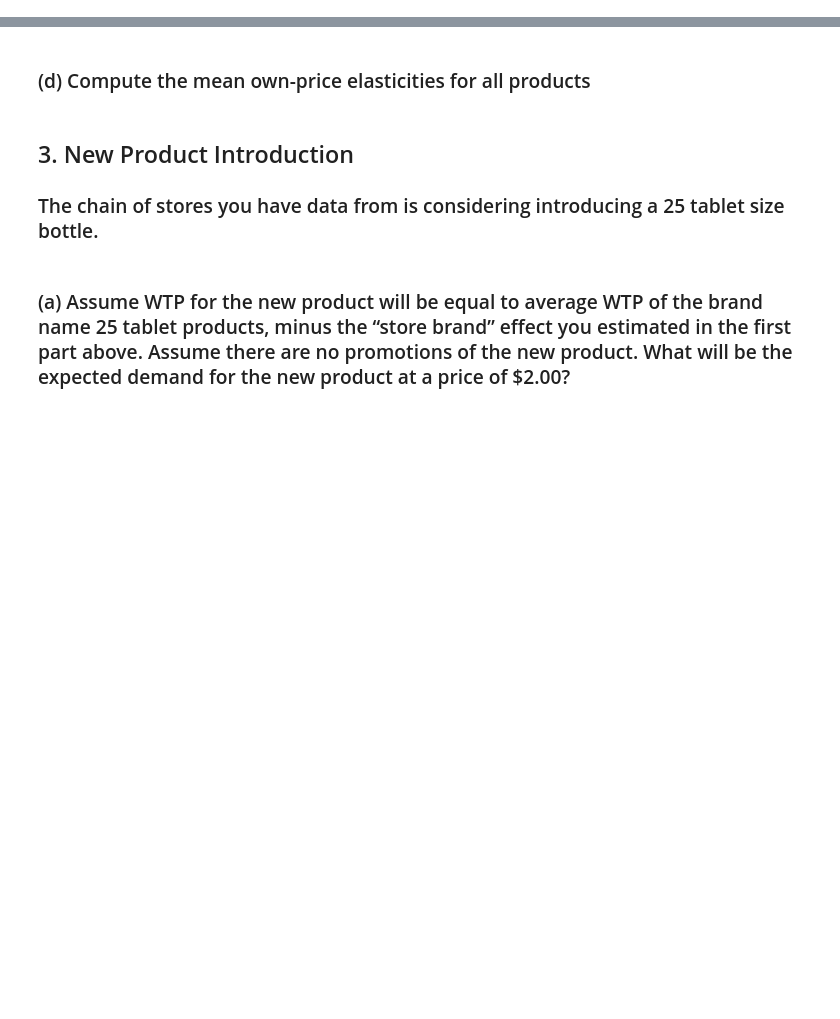
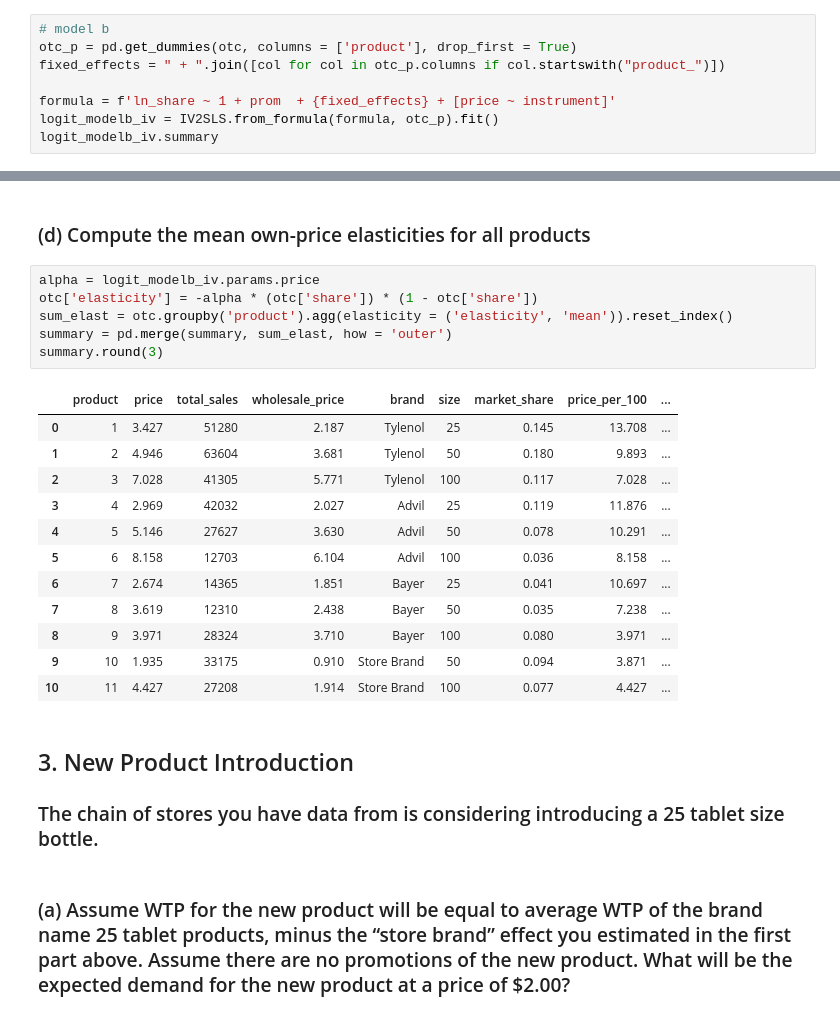
Before and after one commit to michaela-philip/junk-drawer, a Jupyter notebook: cba/ps1.ipynb, the cells around one changed output, grey strips where cells are left out. Saved outputs shown, nothing was run; the diff lists cells and outputs as text; blank space fills up the shorter version.

```diff
--- a/cba/ps1.ipynb
+++ b/cba/ps1.ipynb
@@ -232,0 +218,8 @@ Debiased: False
+# %%
+# model b
+otc_p = pd.get_dummies(otc, columns = ['product'], drop_first = True)
+fixed_effects = " + ".join([col for col in otc_p.columns if col.startswith("product_")])
+
+formula = f'ln_share ~ 1 + prom  + {fixed_effects} + [price ~ instrument]'
+logit_modelb_iv = IV2SLS.from_formula(formula, otc_p).fit()
+logit_modelb_iv.summary
@@ -233,5 +254,24 @@ Debiased: False
 # %% [markdown]
 ### (d) Compute the mean own-price elasticities for all products
+# %%
+alpha = logit_modelb_iv.params.price
+otc['elasticity'] = -alpha * (otc['share']) * (1 - otc['share'])
+sum_elast = otc.groupby('product').agg(elasticity = ('elasticity', 'mean')).reset_index()
+summary = pd.merge(summary, sum_elast, how = 'outer')
+summary.round(3)
+# %% [output]
+|  | product | price | total_sales | wholesale_price | brand | size | market_share | price_per_100 | ... |
+| 0 | 1 | 3.427 | 51280 | 2.187 | Tylenol | 25 | 0.145 | 13.708 | ... |
+| 1 | 2 | 4.946 | 63604 | 3.681 | Tylenol | 50 | 0.180 | 9.893 | ... |
+| 2 | 3 | 7.028 | 41305 | 5.771 | Tylenol | 100 | 0.117 | 7.028 | ... |
+| 3 | 4 | 2.969 | 42032 | 2.027 | Advil | 25 | 0.119 | 11.876 | ... |
+| 4 | 5 | 5.146 | 27627 | 3.630 | Advil | 50 | 0.078 | 10.291 | ... |
+| 5 | 6 | 8.158 | 12703 | 6.104 | Advil | 100 | 0.036 | 8.158 | ... |
+| 6 | 7 | 2.674 | 14365 | 1.851 | Bayer | 25 | 0.041 | 10.697 | ... |
+| 7 | 8 | 3.619 | 12310 | 2.438 | Bayer | 50 | 0.035 | 7.238 | ... |
+| 8 | 9 | 3.971 | 28324 | 3.710 | Bayer | 100 | 0.080 | 3.971 | ... |
+| 9 | 10 | 1.935 | 33175 | 0.910 | Store Brand | 50 | 0.094 | 3.871 | ... |
+| 10 | 11 | 4.427 | 27208 | 1.914 | Store Brand | 100 | 0.077 | 4.427 | ... |
 # %% [markdown]
 ## 3. New Product Introduction
 ### The chain of stores you have data from is considering introducing a 25 tablet size bottle.
```
Also changed, not shown: parts of 19 cells of this notebook.
